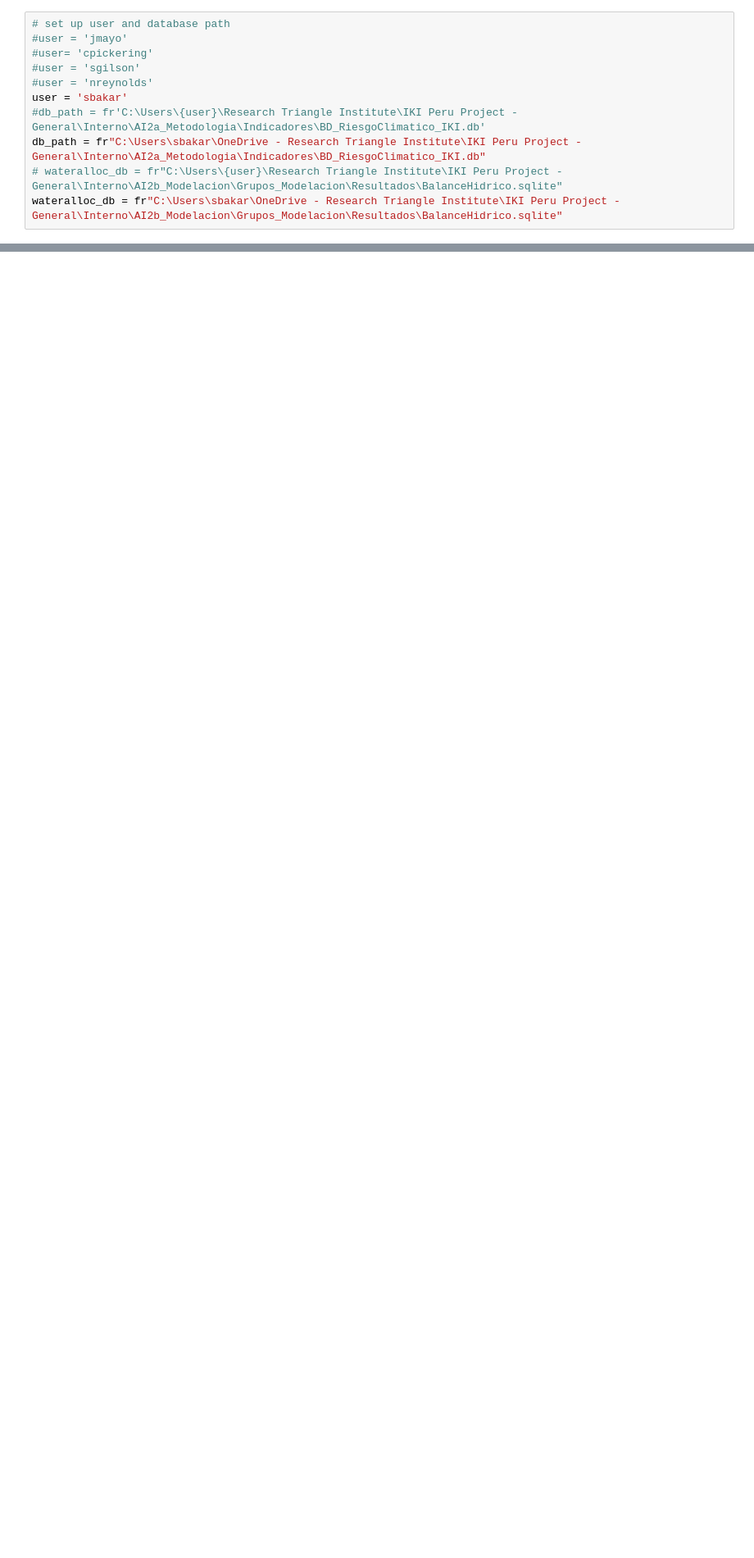
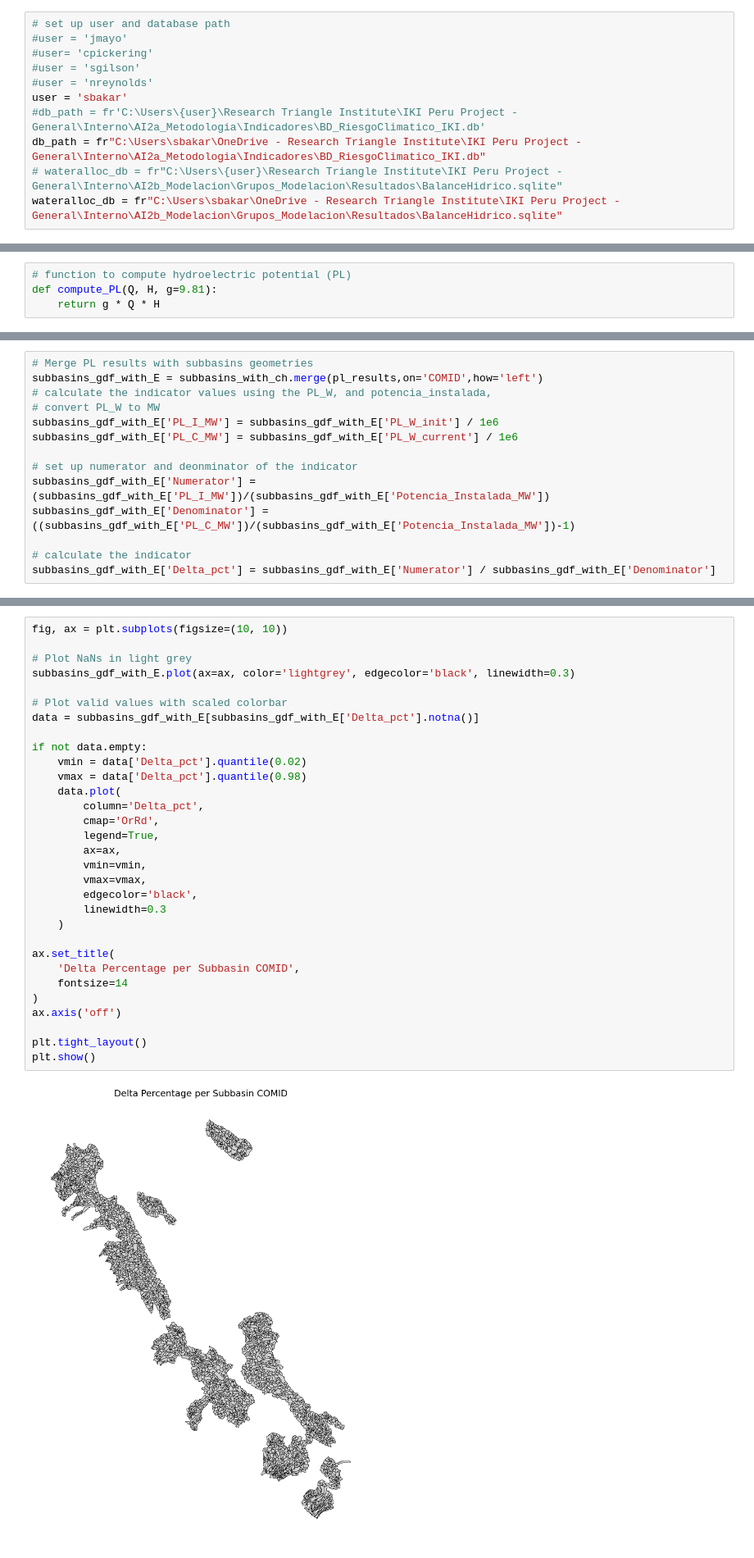
Before and after one commit to RTIInternational/iki-risk-assessment, a Jupyter notebook: Indicadores/Vulnerabilidad/VCA6.ipynb, the cells around one changed output, grey strips where cells are left out. Shown at 82% size. Saved outputs shown, nothing was run; the diff lists cells and outputs as text; blank space fills up the shorter version.

Commit message:
Updating indicators table, finalized VCA6 and fixed P4

```diff
--- a/Indicadores/Vulnerabilidad/VCA6.ipynb
+++ b/Indicadores/Vulnerabilidad/VCA6.ipynb
@@ -119,0 +336,4 @@ value_column= 'Feature_Count'
+# %%
+# function to compute hydroelectric potential (PL)
+def compute_PL(Q, H, g=9.81):
+    return g * Q * H
@@ -119,0 +382,14 @@ value_column= 'Feature_Count'
+# %%
+# Merge PL results with subbasins geometries
+subbasins_gdf_with_E = subbasins_with_ch.merge(pl_results,on='COMID',how='left')
+# calculate the indicator values using the PL_W, and potencia_instalada,
+# convert PL_W to MW
+subbasins_gdf_with_E['PL_I_MW'] = subbasins_gdf_with_E['PL_W_init'] / 1e6
+subbasins_gdf_with_E['PL_C_MW'] = subbasins_gdf_with_E['PL_W_current'] / 1e6
+
+# set up numerator and deonminator of the indicator
+subbasins_gdf_with_E['Numerator'] = (subbasins_gdf_with_E['PL_I_MW'])/(subbasins_gdf_with_E['Potencia_Instalada_MW'])
+subbasins_gdf_with_E['Denominator'] = ((subbasins_gdf_with_E['PL_C_MW'])/(subbasins_gdf_with_E['Potencia_Instalada_MW'])-1)
+
+# calculate the indicator
+subbasins_gdf_with_E['Delta_pct'] = subbasins_gdf_with_E['Numerator'] / subbasins_gdf_with_E['Denominator']
@@ -120 +400,34 @@ value_column= 'Feature_Count'
+# %%
+fig, ax = plt.subplots(figsize=(10, 10))
+
+# Plot NaNs in light grey
+subbasins_gdf_with_E.plot(ax=ax, color='lightgrey', edgecolor='black', linewidth=0.3)
+
+# Plot valid values with scaled colorbar
+data = subbasins_gdf_with_E[subbasins_gdf_with_E['Delta_pct'].notna()]
+
+if not data.empty:
+    vmin = data['Delta_pct'].quantile(0.02)
+    vmax = data['Delta_pct'].quantile(0.98)
+    data.plot(
+        column='Delta_pct',
+        cmap='OrRd',
+        legend=True,
+        ax=ax,
+        vmin=vmin,
+        vmax=vmax,
+        edgecolor='black',
+        linewidth=0.3
+    )
+
+ax.set_title(
+    'Delta Percentage per Subbasin COMID',
+    fontsize=14
+)
+ax.axis('off')
+
+plt.tight_layout()
+plt.show()
+# %% [output]
+[figure, added]
 # %%
```
Also changed, not shown: parts of 21 cells of this notebook, 2 other files.
